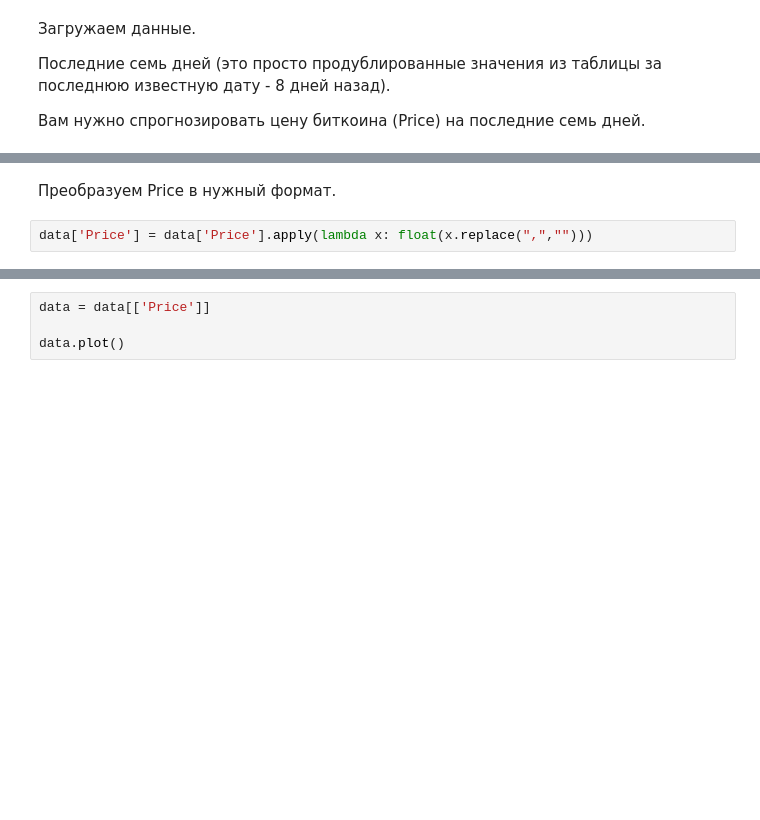
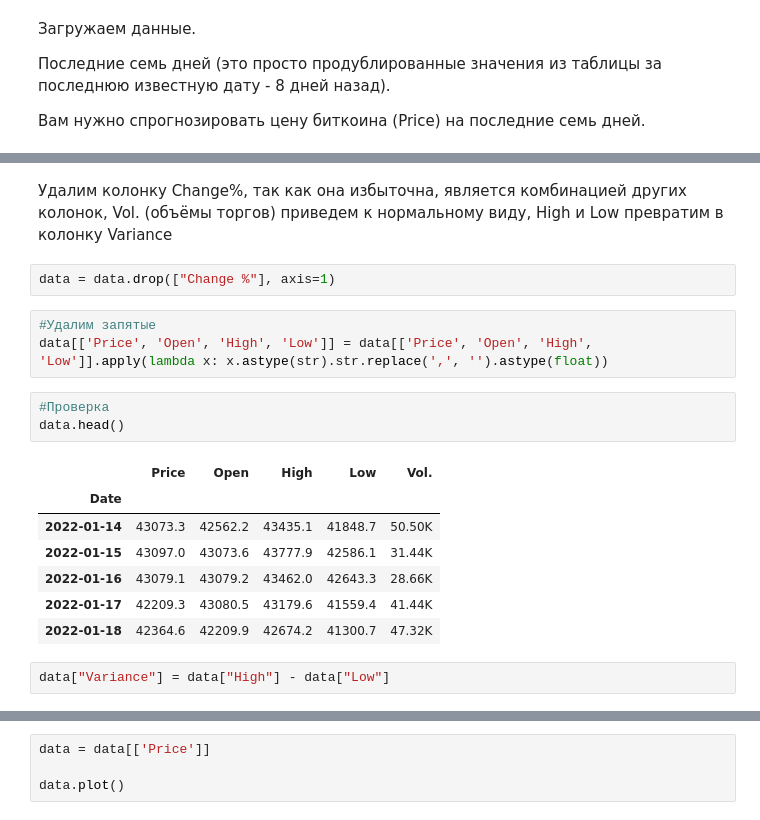
Before and after one commit to Dmitrysw/bitcoin_prediction_kaggle, a Jupyter notebook: BTC_main.ipynb, the cells around one changed output, grey strips where cells are left out. Saved outputs shown, nothing was run; the diff lists cells and outputs as text; blank space fills up the shorter version.

```diff
--- a/BTC_main.ipynb
+++ b/BTC_main.ipynb
@@ -36,4 +22,21 @@ data.tail(10)
-# %% [markdown]
-Преобразуем Price в нужный формат.
-# %%
-data['Price'] = data['Price'].apply(lambda x: float(x.replace(",","")))
+# %% [markdown]
+Удалим колонку Change%, так как она избыточна, является комбинацией других колонок, Vol. (объёмы торгов)
+приведем к нормальному виду, High и Low превратим в колонку Variance
+# %%
+data = data.drop(["Change %"], axis=1)
+# %%
+#Удалим запятые
+data[['Price', 'Open', 'High', 'Low']] = data[['Price', 'Open', 'High', 'Low']].apply(lambda x: x.astype(str).str.replace(',', '').astype(float))
+# %%
+#Проверка
+data.head()
+# %% [output]
+|  | Price | Open | High | Low | Vol. |
+| Date |  |  |  |  |  |
+| 2022-01-14 | 43073.3 | 42562.2 | 43435.1 | 41848.7 | 50.50K |
+| 2022-01-15 | 43097.0 | 43073.6 | 43777.9 | 42586.1 | 31.44K |
+| 2022-01-16 | 43079.1 | 43079.2 | 43462.0 | 42643.3 | 28.66K |
+| 2022-01-17 | 42209.3 | 43080.5 | 43179.6 | 41559.4 | 41.44K |
+| 2022-01-18 | 42364.6 | 42209.9 | 42674.2 | 41300.7 | 47.32K |
+# %%
+data["Variance"] = data["High"] - data["Low"]
```
Also changed, not shown: parts of 10 cells of this notebook, 3 other files.
